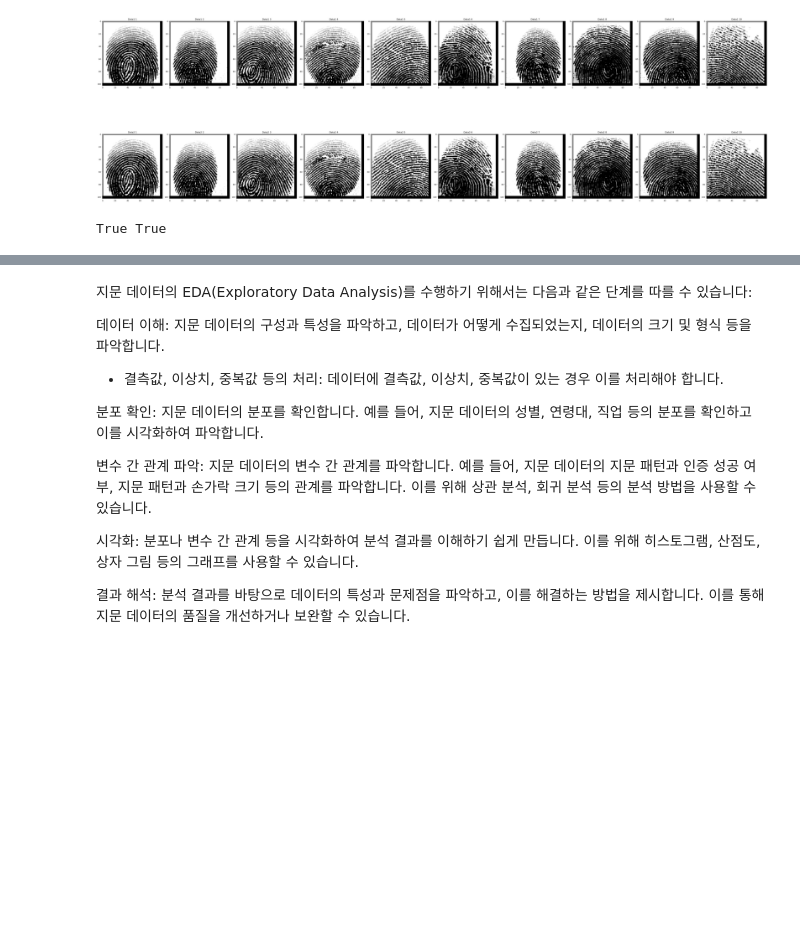
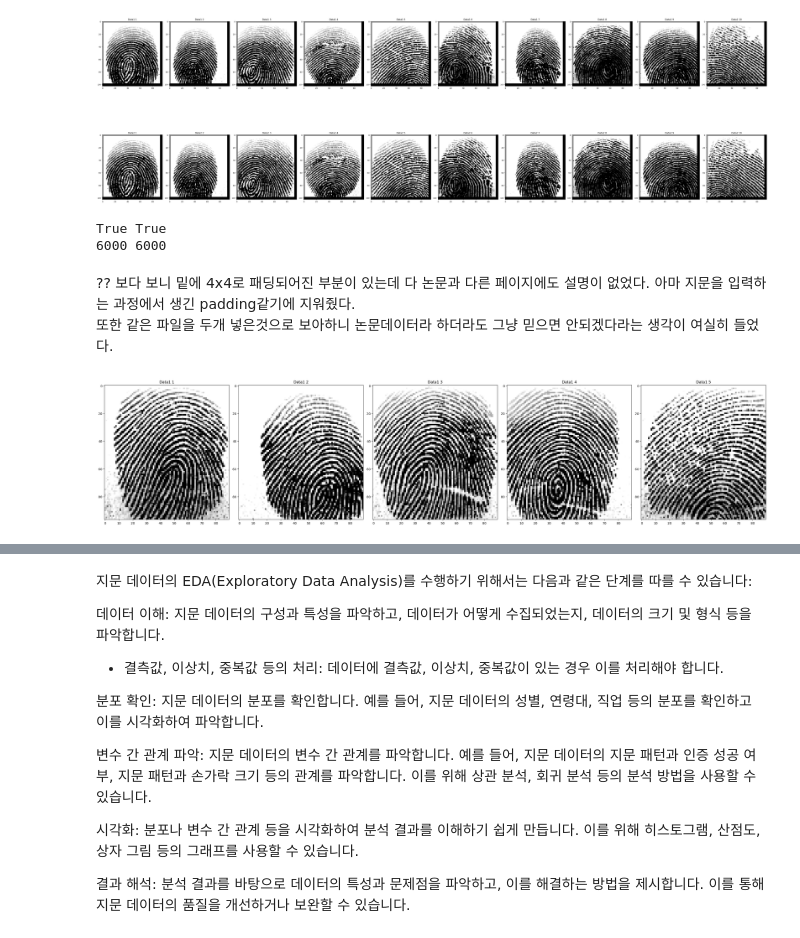
Before and after one commit to HanWoongRyu/study_fingerprint, a Jupyter notebook: DataEDA.ipynb, the cells around one changed output, grey strips where cells are left out. Saved outputs shown, nothing was run; the diff lists cells and outputs as text; code cells hidden in the pictures; blank space fills up the shorter version.

```diff
--- a/DataEDA.ipynb
+++ b/DataEDA.ipynb
@@ -36,20 +52,26 @@ import natsort
 import numpy as np
 %matplotlib inline
 # %%
-#Grount Truth data 확인
+#Data path
+#gt path
 gt_path1= './data/SOCOFing/Real/'
 gt_path2  ='./data/socofing/SOCOFing/Real/'
 
 
-
 gt_file_path1=[gt_path1+i for i in os.listdir(gt_path1)]
 gt_file_path2=[gt_path2+i for i in os.listdir(gt_path2)]
+gt_file_path = gt_file_path1 #밑에 보면 알지만 위의 파일들의 차이가 없기 떄문에 하나의 경로로 묶어준다.
+
 #natsort는 문자열을 sort할때 사용하는 라이브러리!
 gt_file_path1 = natsort.natsorted(gt_file_path1)
 gt_file_path2 = natsort.natsorted(gt_file_path2)
 
-gt_file1_size = len(gt_file_path1)
-gt_file2_size = len(gt_file_path2)
 
-print(gt_file1_size,gt_file2_size)
-print(gt_file_path2[0:10],gt_file_path1[0:10])
+#altered path
+altered_path = "./data/socofing/SOCOFing/Altered/"
+img_type = ["Altered-Easy","Altered-Medium","Altered-Hard"]
+noise_type= ["obliteration", "central_rotation","z-cut"]
+
+altered_easy_path = [os.path.join(altered_path,img_type[0],i) for i in (os.listdir(altered_path+img_type[0]))]
+altered_medium_path = [os.path.join(altered_path,img_type[1],i) for i in (os.listdir(altered_path+img_type[1]))]
+altered_hard_path = [os.path.join(altered_path,img_type[2],i) for i in (os.listdir(altered_path+img_type[2]))]
@@ -77,7 +96,9 @@ plt.show()
 # %% [output]
 [figure]
 # %%
-
+#2개의 파일 비교
 print((gt_file1_test[1] == gt_file2_test[1]).any(),(gt_file1_test[0] == gt_file2_test[0]).any()) #왜 같은거 두개 넣었지..?
+print(len(gt_file_path1) , len(gt_file_path2))
 # %% [output]
 True True
+6000 6000
@@ -96,0 +105,4 @@ altered_hard_images=  [cv2.imread(path) for path in altered_hard_path]
+# %% [markdown]
+
+?? 보다 보니 밑에 4x4로 패딩되어진 부분이 있는데 다 논문과 다른 페이지에도 설명이 없었다. 아마 지문을 입력하는 과정에서 생긴 padding같기에 지워줬다.
+또한 같은 파일을 두개 넣은것으로 보아하니 논문데이터라 하더라도 그냥 믿으면 안되겠다라는 생각이 여실히 들었다.
@@ -97 +116,14 @@ altered_hard_images=  [cv2.imread(path) for path in altered_hard_path]
+# %%
+
+fig, axes = plt.subplots(1,5,figsize=(30,20))
+
+for i, data in enumerate(gt_images[:5]):
+    axes[i].imshow(data,cmap='gray')
+    axes[i].set_title(f'Data1 {i+1}')
+
+
+plt.tight_layout()
+plt.show()
+# %% [output]
+[figure, added]
 # %%
```
Also changed, not shown: parts of 19 cells of this notebook, 2 other files.
